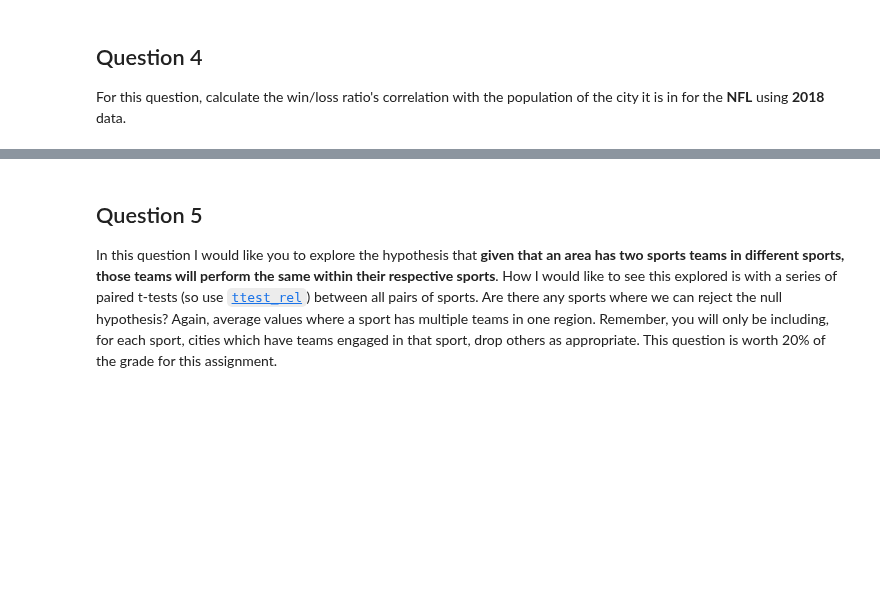
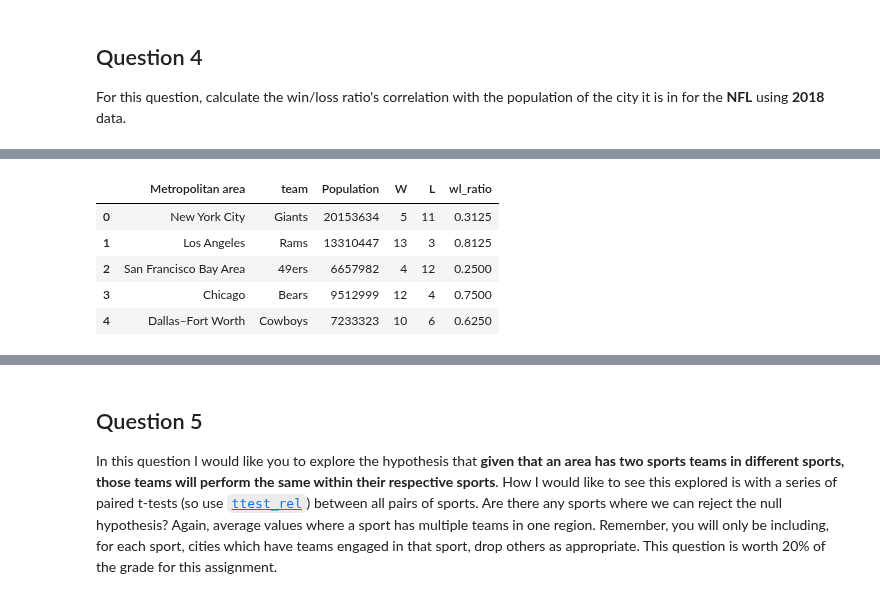
Before and after one commit to SantiGonzalezz/Applied-Data-Science-with-Python, a Jupyter notebook: 1. Introduction to Data Science in Python/Week 4/assignment4.ipynb, the cells around one changed output, grey strips where cells are left out. Cells and saved outputs as stored; diff of their text form; code cells hidden in the pictures; blank space fills up the shorter version.

```diff
--- a/1. Introduction to Data Science in Python/Week 4/assignment4.ipynb
+++ b/1. Introduction to Data Science in Python/Week 4/assignment4.ipynb
@@ -562,0 +626,11 @@ def nfl_correlation():
+# %%
+teams['team'] = teams['team'].str.replace('[\w ]*\ ', '', regex=True)
+merge = pd.merge(teams, nhl_df, how='outer', on='team')
+merge.head()
+# %% [output]
+|  | Metropolitan area | team | Population | W | L | wl_ratio |
+| 0 | New York City | Giants | 20153634 | 5 | 11 | 0.3125 |
+| 1 | Los Angeles | Rams | 13310447 | 13 | 3 | 0.8125 |
+| 2 | San Francisco Bay Area | 49ers | 6657982 | 4 | 12 | 0.2500 |
+| 3 | Chicago | Bears | 9512999 | 12 | 4 | 0.7500 |
+| 4 | Dallas–Fort Worth | Cowboys | 7233323 | 10 | 6 | 0.6250 |
```
Also changed, not shown: parts of 9 cells of this notebook.
